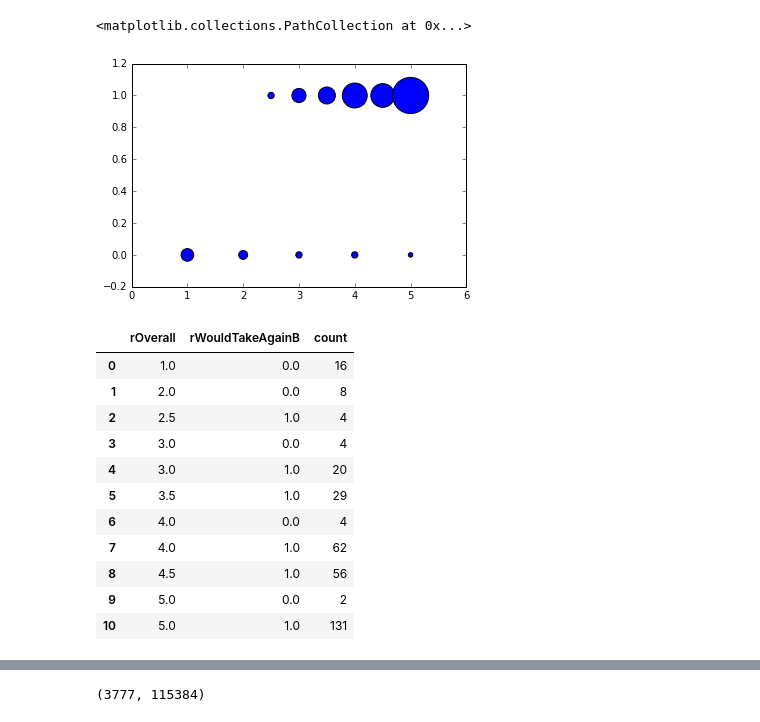
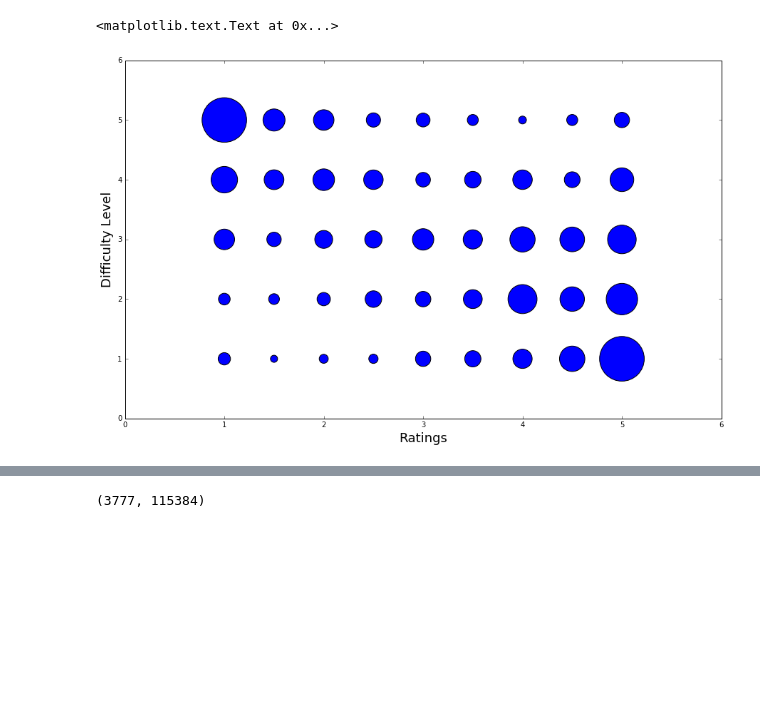
Before and after one commit to monkeydunkey/Scrape_Rate_My_professor, a Jupyter notebook: Ratings Analysis .ipynb, the cells around one changed output, grey strips where cells are left out. Cells and saved outputs as stored; diff of their text form; code cells hidden in the pictures; blank space fills up the shorter version.

```diff
--- a/Ratings Analysis .ipynb
+++ b/Ratings Analysis .ipynb
@@ -39,0 +56,16 @@ ratings.head()
+# %%
+# Adding a new column 'rWouldTakeAgainB' which would contain 1 or 0 based on whether the student said yes or no
+ratings['rWouldTakeAgainB'] = ratings['rWouldTakeAgain'].map({'Yes':1, 'No':0})
+tempDf = ratings[['rWouldTakeAgainB', 'rOverall']].copy().dropna()
+# Count the number of students in each category
+tempDf = tempDf.groupby( [ 'rOverall', 'rWouldTakeAgainB'] ).size().to_frame(name = 'count').reset_index()
+
+# Setting the size of the figure
+fig_size = plt.rcParams["figure.figsize"]
+fig_size[0] = 15
+fig_size[1] = 5
+plt.rcParams["figure.figsize"] = fig_size
+
+plt.scatter(tempDf['rOverall'], tempDf['rWouldTakeAgainB'], s=tempDf['count']*10)
+plt.xlabel('Ratings', fontsize=18)
+plt.ylabel('Will take a class again', fontsize=15)
@@ -39,0 +152,16 @@ ratings.head()
+# %%
+tempDf = ratings[['rOverall']].copy()
+# Adding a new column 'rTextBookUseB' which would contain 1 or 0 based on whether a book was required or not
+tempDf['rTextBookUseB'] = ratings['rTextBookUse'].map({'Yes':1, 'No':0})
+tempDf = tempDf.dropna()
+tempDf = tempDf.groupby( [ 'rOverall', 'rTextBookUseB'] ).size().to_frame(name = 'count').reset_index()
+# Setting the size of the figure
+fig_size = plt.rcParams["figure.figsize"]
+fig_size[0] = 15
+fig_size[1] = 5
+plt.rcParams["figure.figsize"] = fig_size
+
+plt.scatter(tempDf['rOverall'], tempDf['rTextBookUseB'], s=tempDf['count']*10)
+
+plt.xlabel('Ratings', fontsize=18)
+plt.ylabel('Book was required', fontsize=15)
@@ -40,23 +213,10 @@ ratings.head()
 # %%
-ratings['rWouldTakeAgainB'] = ratings['rWouldTakeAgain'].map({'Yes':1, 'No':0})
-tempDf = ratings[['rWouldTakeAgainB', 'rOverall']].copy().dropna()
-tempDf = tempDf.groupby( [ 'rOverall', 'rWouldTakeAgainB'] ).size().to_frame(name = 'count').reset_index()
-plt.scatter(tempDf['rOverall'], tempDf['rWouldTakeAgainB'], s=tempDf['count']*10)
+tempDf = ratings[['rOverall', 'rEasy']].copy()
+tempDf = tempDf.dropna()
+tempDf = tempDf.groupby( [ 'rOverall', 'rEasy'] ).size().to_frame(name = 'count').reset_index()
+plt.scatter(tempDf['rOverall'], tempDf['rEasy'], s=tempDf['count']*10)
+plt.ylabel('Difficulty Level', fontsize = 18)
+plt.xlabel('Ratings', fontsize = 18)
 # %% [output]
-<matplotlib.collections.PathCollection at 0x...>
+<matplotlib.text.Text at 0x...>
-[figure, old version]
+[figure, new version]
-# %%
-tempDf
-# %% [output]
-|  | rOverall | rWouldTakeAgainB | count |
-| 0 | 1.0 | 0.0 | 16 |
-| 1 | 2.0 | 0.0 | 8 |
-| 2 | 2.5 | 1.0 | 4 |
-| 3 | 3.0 | 0.0 | 4 |
-| 4 | 3.0 | 1.0 | 20 |
-| 5 | 3.5 | 1.0 | 29 |
-| 6 | 4.0 | 0.0 | 4 |
-| 7 | 4.0 | 1.0 | 62 |
-| 8 | 4.5 | 1.0 | 56 |
-| 9 | 5.0 | 0.0 | 2 |
-| 10 | 5.0 | 1.0 | 131 |
```
Also changed, not shown: parts of 26 cells of this notebook.
